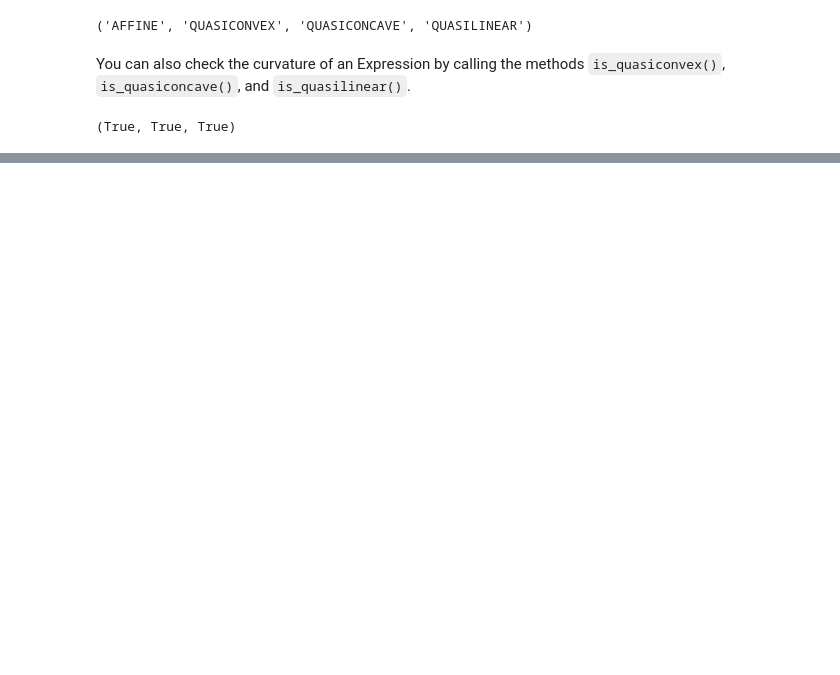
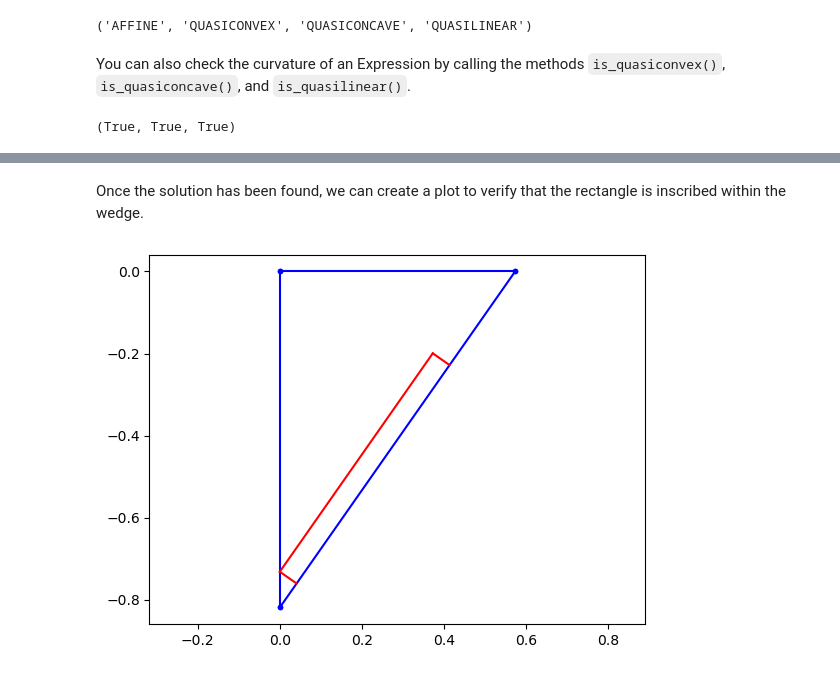
Before and after one commit to chofchof/convex-optimization, a Jupyter notebook: cvxpy_user_guide4.ipynb, the cells around one changed output, grey strips where cells are left out. Cells and saved outputs as stored; diff of their text form; code cells hidden in the pictures; blank space fills up the shorter version.

```diff
--- a/cvxpy_user_guide4.ipynb
+++ b/cvxpy_user_guide4.ipynb
@@ -162,0 +378,12 @@ Bisection involves solving a sequence of optimization problems. If your problem
+# %%
+import cvxpy as cp
+
+x = cp.Variable(pos=True)
+objective = cp.sqrt(cp.inv_pos(cp.square(x)) - 1)
+
+a = .05 # USER INPUT: height of rectangle, should be at most b
+b = .65 # USER INPUT: width    of rectangle
+constraint = [
+    a * cp.inv_pos(x) - (1 - b) * cp.sqrt(1 - cp.square(x)) <= 0
+]
+objective, constraint
@@ -162,0 +426,23 @@ Bisection involves solving a sequence of optimization problems. If your problem
+# %% [markdown]
+Once the solution has been found, we can create a plot to verify that the rectangle is inscribed within the wedge.
+# %%
+dx = x.value
+dy = np.sqrt(1 - dx**2)
+
+_, ax = plt.subplots()
+ax.plot([0, dx], [0, 0], "b.-") # horizontal line
+ax.plot([0, 0], [0, -dy], "b.-") # vertical line
+ax.plot([0, dx], [-dy, 0], "b.-") # hypotenus
+
+P0 = np.array([0, -(dy - a / dx)])
+P1 = P0 + b * np.array([dx, dy])
+P2 = P0 + a * np.array([dy, -dx])
+P3 = P1 + a * np.array([dy, -dx])
+
+ax.plot([P0[0], P1[0]], [P0[1], P1[1]], "r-")
+ax.plot([P0[0], P2[0]], [P0[1], P2[1]], "r-")
+ax.plot([P1[0], P3[0]], [P1[1], P3[1]], "r-")
+
+ax.axis("equal");
+# %% [output]
+[figure, added]
```
Also changed, not shown: parts of 26 cells of this notebook, 4 other files.
